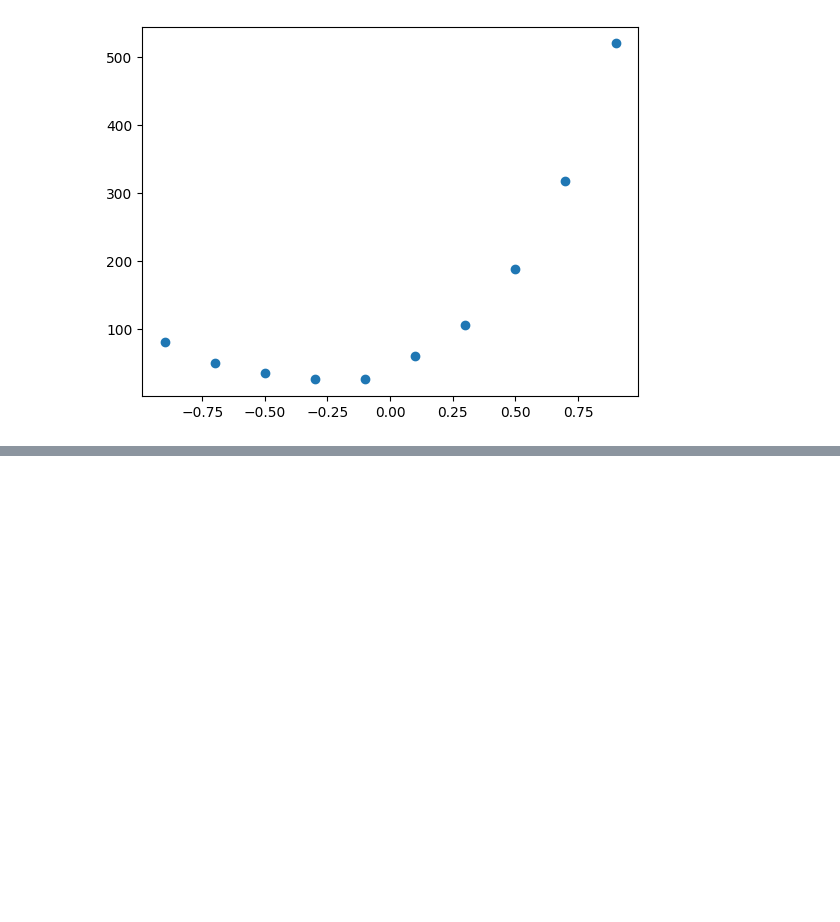
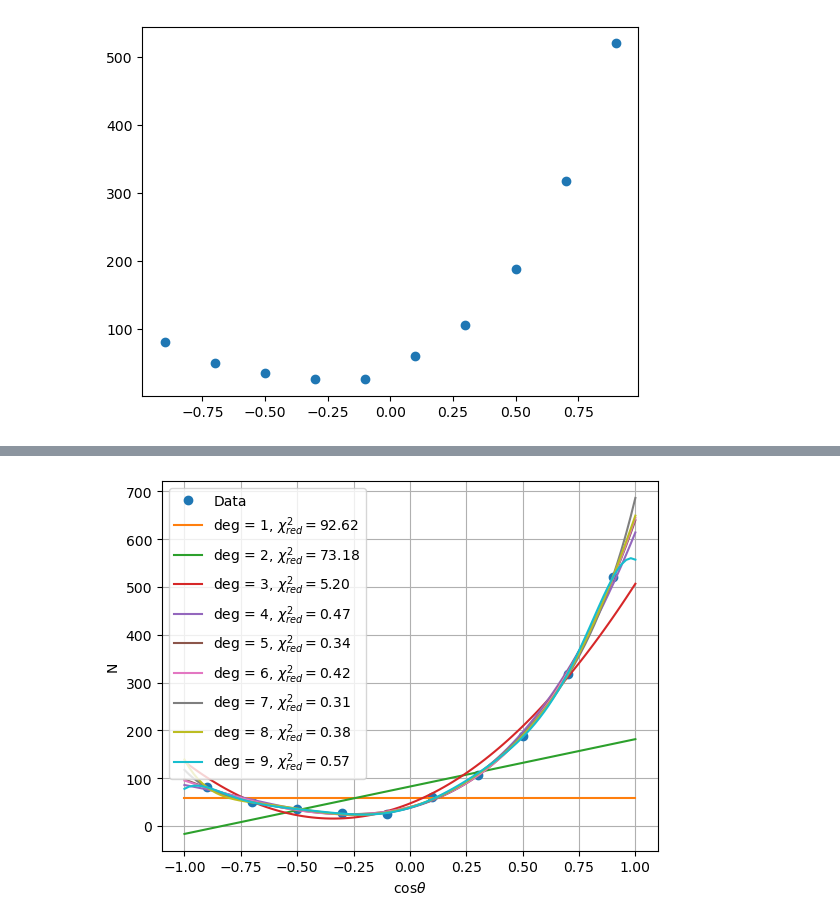
Before and after one commit to Cremetorte/CompPhyPraktikum2425, a Jupyter notebook: Thema5_Sim_Fit_exp_Daten/Aufgabe3.ipynb, the cells around one changed output, grey strips where cells are left out. Drawn from its saved outputs; the diff is of its cells as text; code cells hidden in the pictures; blank space fills up the shorter version.

```diff
--- a/Thema5_Sim_Fit_exp_Daten/Aufgabe3.ipynb
+++ b/Thema5_Sim_Fit_exp_Daten/Aufgabe3.ipynb
@@ -28,0 +176,26 @@ for degree in range(5):
+# %%
+# Legendre Fit using LGS
+
+plt.plot(data[:,0], data[:,1], marker="o", linestyle="", label="Data")
+
+for deg in range(1,10):
+    A = np.zeros((deg,deg))
+    b = np.zeros(deg)
+
+    for i in range(deg):
+        for j in range(deg):
+            A[i,j] = np.sum( (p_l(data[:,0],i) * p_l(data[:,0],j) )/data[:,1] )
+
+        b[i] = np.sum(data[:,1]*p_l(data[:,0],i)/data[:,1])
+
+    a = np.linalg.solve(A, b)
+
+    plt.plot(x, legendre(x,a), label=fr"{deg = }, $\chi^2_{{red}}=${red_X_sq_legendre(a):.2f}")
+
+
+plt.xlabel(fr"cos$\theta$")
+plt.ylabel("N")
+plt.legend()
+plt.grid()
+# %% [output]
+[figure, added]
```
Also changed, not shown: parts of 7 cells of this notebook, 1 other file.
